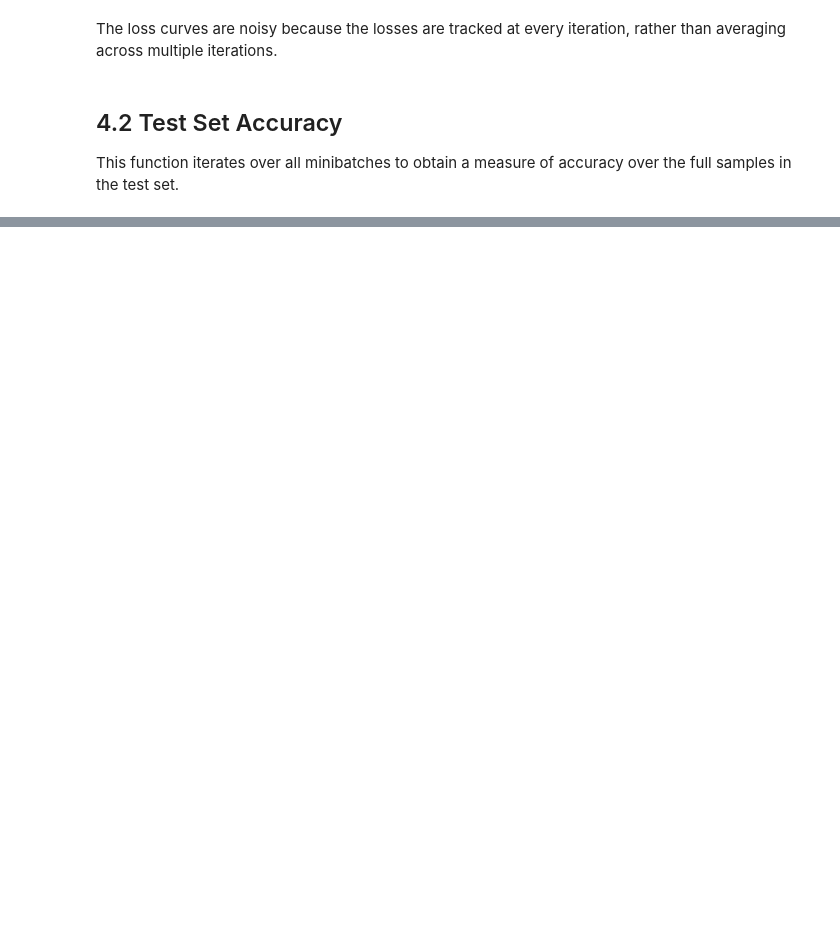
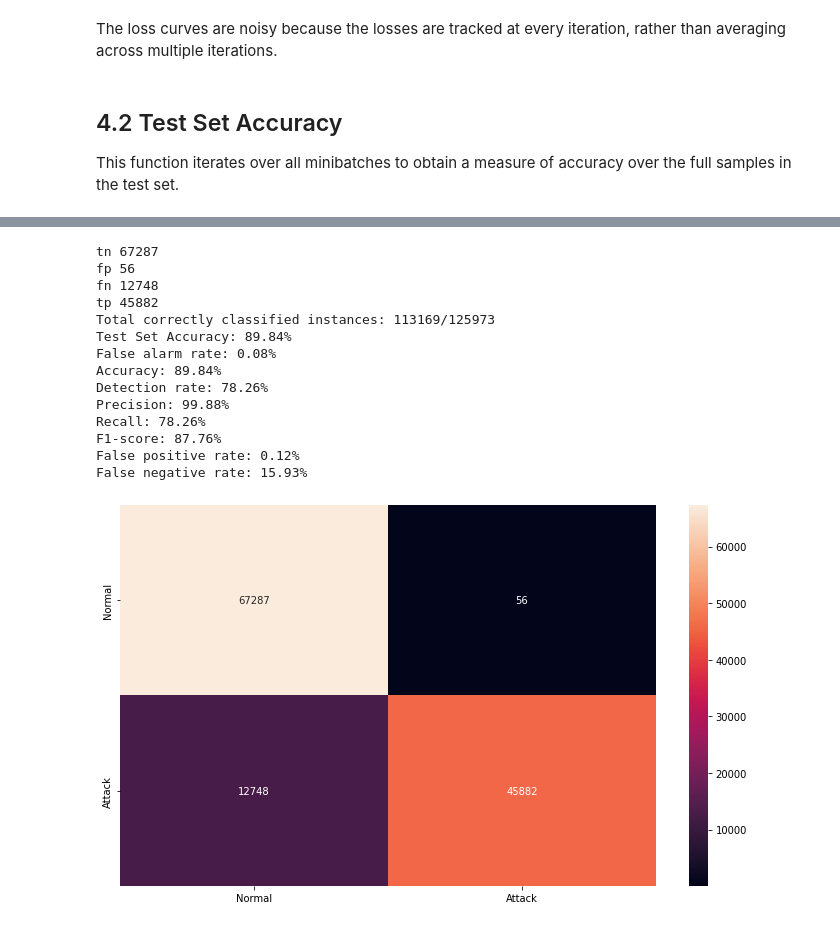
Before and after one commit to sotirischatzimiltis/MscThesis, a Jupyter notebook: SpikingNeuralNetwork/spiking_neural_network_binary_classification.ipynb, the cells around one changed output, grey strips where cells are left out. Drawn from its saved outputs; the diff is of its cells as text; code cells hidden in the pictures; blank space fills up the shorter version.

```diff
--- a/SpikingNeuralNetwork/spiking_neural_network_binary_classification.ipynb
+++ b/SpikingNeuralNetwork/spiking_neural_network_binary_classification.ipynb
@@ -450,21 +426,20 @@ correct = 0
 y_pred = [] # for confusion matrix
 y_true = [] # for confusion matrix
 # drop_last switched to False to keep all samples
-test_loader = DataLoader(testDsk, batch_size=batch_size, shuffle=True, drop_last=False)
+train_loader = DataLoader(trainDs, batch_size=batch_size, shuffle=True, drop_last=False)
 
 with torch.no_grad(): # switch off gradient computation
   net.eval() # switch for evaluation
-  for data, targets in test_loader: # load batch of data and targets
+  for data, targets in train_loader: # load batch of data and targets
     data = data.to(device) # sent to gpu
     targets = targets.to(device) # sent to gpu
 
     # forward pass
-    test_spk, _ = net(data.view(data.size(0), -1)) # forward pass to predict
-    #print(test_spk)
+    train_spk, _ = net(data.view(data.size(0), -1)) # forward pass to predict
 
 
     # calculate total accuracy
-    _, predicted = test_spk.sum(dim=0).max(1)
+    _, predicted = train_spk.sum(dim=0).max(1)
     y_pred.extend(predicted.cpu()) # Save Prediction
     y_true.extend(targets.cpu())
     total += targets.size(0)
@@ -476,30 +451,46 @@ classes = ('Normal', 'Attack')
 
 # Build confusion matrix
 cf_matrix = confusion_matrix(y_true, y_pred)
 tn, fp, fn, tp = confusion_matrix(y_true,y_pred).ravel()
 print("tn",tn)
 print("fp",fp)
 print("fn",fn)
 print("tp",tp)
 # rows is the truth , columns is the predicted
 # plot confusion matrix with actual numbers
 df_cm= pd.DataFrame(cf_matrix, index = [i for i in classes],
                      columns = [i for i in classes])
 
 
 plt.figure(figsize = (12,7))
 sn.heatmap(df_cm, annot=True,fmt ='g')
 
 precision = (tp/(tp+fp))
 recall = (tp/(tp+fn))
 
 print(f"Total correctly classified instances: {correct}/{total}")
 print(f"Test Set Accuracy: {100 * correct / total:.2f}%")
 print(f"False alarm rate: {100*(fp/(fp+tn)):.2f}%")
 print(f"Accuracy: {100*((tp+tn)/(tp+fp+fn+tn)):.2f}%")
 print(f"Detection rate: {100 *(tp/(tp+fn)):.2f}%")
 print(f"Precision: {100 * precision:.2f}%")
 print(f"Recall: {100 * recall:.2f}%")
 print(f"F1-score: {100 *((2*precision*recall)/(precision+recall)):.2f}%")
 print(f"False positive rate: {100*(fp/(fp+tp)):.2f}%")
 print(f"False negative rate: {100*(fn/(fn+tn)):.2f}%")
+# %% [output]
+tn 67287
+fp 56
+fn 12748
+tp 45882
+Total correctly classified instances: 113169/125973
+Test Set Accuracy: 89.84%
+False alarm rate: 0.08%
+Accuracy: 89.84%
+Detection rate: 78.26%
+Precision: 99.88%
+Recall: 78.26%
+F1-score: 87.76%
+False positive rate: 0.12%
+False negative rate: 15.93%
+[figure, added]
```
Also changed, not shown: parts of 18 cells of this notebook.
